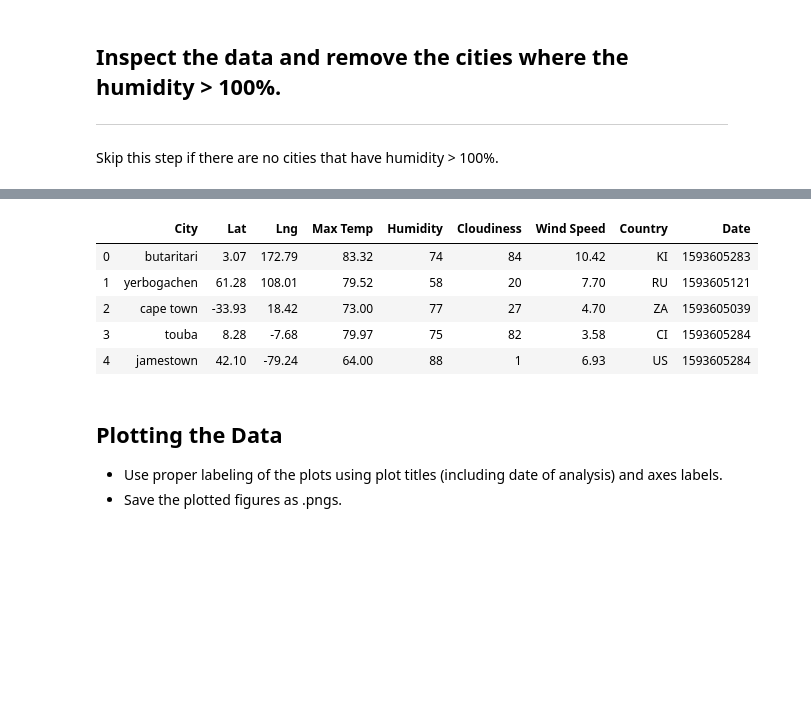
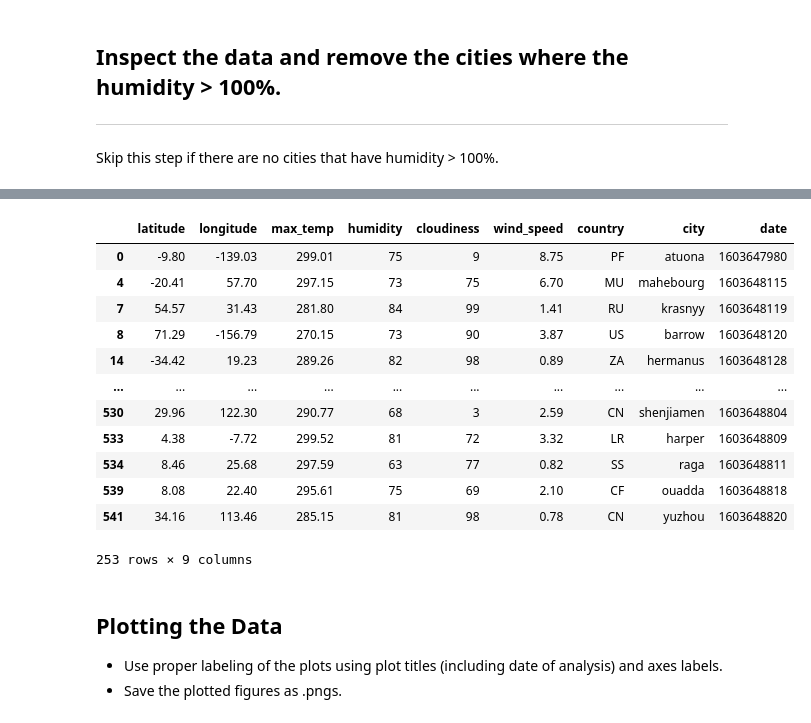
Before and after one commit to LexiJess/python-api-challenge, a Jupyter notebook: WeatherPy/06-Python-APIs_Homework_Instructions_starter_code_WeatherPy.ipynb, the cells around one changed output, grey strips where cells are left out. Saved outputs shown, nothing was run; the diff lists cells and outputs as text; code cells hidden in the pictures; blank space fills up the shorter version.

Commit message:
clean_global_weather_df

```diff
--- a/WeatherPy/06-Python-APIs_Homework_Instructions_starter_code_WeatherPy.ipynb
+++ b/WeatherPy/06-Python-APIs_Homework_Instructions_starter_code_WeatherPy.ipynb
@@ -172,7 +170,7 @@ csvpath = os.path.join("cities.csv")
 
 
 #file = 'WeatherPy\cities.csv'
-df = pd.read_csv(csvpath)
-df.columns=["latitude", "longitude", "max_temp", "humidity", "cloudiness", "wind_speed", "country", "city_list", "date"]
-df.tail()
+global_weather_df = pd.read_csv(csvpath)
+global_weather_df.columns=["latitude", "longitude", "max_temp", "humidity", "cloudiness", "wind_speed", "country", "city", "date"]
+global_weather_df.tail()
 # %% [output]
@@ -215,10 +251,32 @@ Int64Index([], dtype='int64')
 # %%
 # Make a new DataFrame equal to the city data to drop all humidity outliers by index.
 # Passing "inplace=False" will make a copy of the city_data DataFrame, which we call "clean_city_data".
+
+# # Calculate the IQR and quantitatively determine if there are any potential outliers.
+Q1 = global_weather_df['humidity'].quantile(0.25)
+Q3 = global_weather_df['humidity'].quantile(0.75)
+mean= global_weather_df['humidity'].mean()
+mean=mean
+IQR = Q3 - Q1
+
+# print (f"IQR= {IQR}, Q1= {Q1}, Q3={Q3}, mean = {mean}")
+
+
+
+clean_global_weather_df=global_weather_df[(global_weather_df['humidity']>Q1) & (global_weather_df['humidity']<Q3)]
+
+clean_global_weather_df
 # %% [output]
-|  | City | Lat | Lng | Max Temp | Humidity | Cloudiness | Wind Speed | Country | Date |
-| 0 | butaritari | 3.07 | 172.79 | 83.32 | 74 | 84 | 10.42 | KI | 1593605283 |
-| 1 | yerbogachen | 61.28 | 108.01 | 79.52 | 58 | 20 | 7.70 | RU | 1593605121 |
-| 2 | cape town | -33.93 | 18.42 | 73.00 | 77 | 27 | 4.70 | ZA | 1593605039 |
-| 3 | touba | 8.28 | -7.68 | 79.97 | 75 | 82 | 3.58 | CI | 1593605284 |
-| 4 | jamestown | 42.10 | -79.24 | 64.00 | 88 | 1 | 6.93 | US | 1593605284 |
+|  | latitude | longitude | max_temp | humidity | cloudiness | wind_speed | country | city | date |
+| 0 | -9.80 | -139.03 | 299.01 | 75 | 9 | 8.75 | PF | atuona | 1603647980 |
+| 4 | -20.41 | 57.70 | 297.15 | 73 | 75 | 6.70 | MU | mahebourg | 1603648115 |
+| 7 | 54.57 | 31.43 | 281.80 | 84 | 99 | 1.41 | RU | krasnyy | 1603648119 |
+| 8 | 71.29 | -156.79 | 270.15 | 73 | 90 | 3.87 | US | barrow | 1603648120 |
+| 14 | -34.42 | 19.23 | 289.26 | 82 | 98 | 0.89 | ZA | hermanus | 1603648128 |
+| ... | ... | ... | ... | ... | ... | ... | ... | ... | ... |
+| 530 | 29.96 | 122.30 | 290.77 | 68 | 3 | 2.59 | CN | shenjiamen | 1603648804 |
+| 533 | 4.38 | -7.72 | 299.52 | 81 | 72 | 3.32 | LR | harper | 1603648809 |
+| 534 | 8.46 | 25.68 | 297.59 | 63 | 77 | 0.82 | SS | raga | 1603648811 |
+| 539 | 8.08 | 22.40 | 295.61 | 75 | 69 | 2.10 | CF | ouadda | 1603648818 |
+| 541 | 34.16 | 113.46 | 285.15 | 81 | 98 | 0.78 | CN | yuzhou | 1603648820 |
+253 rows × 9 columns
```
Also changed, not shown: parts of 42 cells of this notebook.
